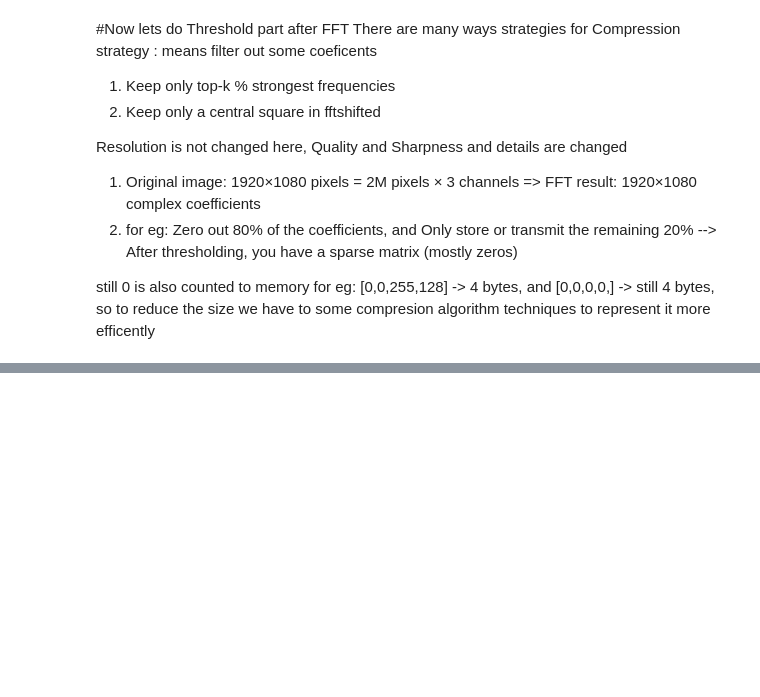
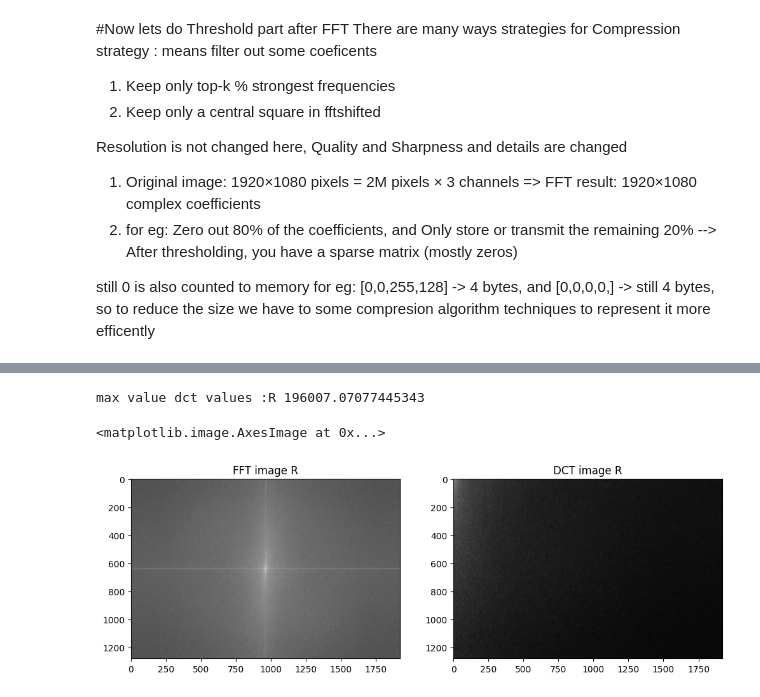
Before and after one commit to Jaseelkt007/Signal_processing, a Jupyter notebook: JPEG_compression.ipynb, the cells around one changed output, grey strips where cells are left out. Drawn from its saved outputs; the diff is of its cells as text; code cells hidden in the pictures; blank space fills up the shorter version.

```diff
--- a/JPEG_compression.ipynb
+++ b/JPEG_compression.ipynb
@@ -186,0 +294,42 @@ mask_B = np.abs(coefficents_B) >= threshold_B
+# %%
+# Lets Visualize DCT and compare it to FFT
+from scipy.fft import dctn
+
+image = Image.open('image_comp.jpg').convert("RGB")
+image = np.array(image)
+R , G , B = image[:,:,0], image[: ,:,1], image[:,:,2]
+fft_coef_R , fft_coef_G , fft_coef_B = np.fft.fft2(R) ,np.fft.fft2(G) ,np.fft.fft2(B)
+
+dct_coef_R, dct_coef_G , dct_coef_B = dctn(R, norm='ortho') , dctn(G, norm='ortho') , dctn(B, norm='ortho')
+# DCT coefficents starts with low frequency(DC) at the top left
+# frequency increase row wise and column wise
+print("max value dct values :R",np.max(dct_coef_R) )
+
+# # let me do center shifting for DCT for expirement
+# dct_R = np.fft.fftshift(dct_coef_R)
+# dct_R = np.log1p(np.abs(dct_R))
+
+# Lets do log compression as for DCT
+dct_coef_R, dct_coef_G , dct_coef_B = np.log1p(np.abs(dct_coef_R)) ,np.log1p(np.abs(dct_coef_G)) ,np.log1p(np.abs(dct_coef_B))
+'''
+DCT Already Orders Frequencies Top-Left → Bottom-Right
+DCT is already laid out logically and spatially — no shift is needed.
+This is one big reason why JPEG uses DCT instead of FFT ie, The DCT output is naturally organized for quantization
+'''
+# for visualization
+fft_coef_R_shift , fft_coef_G_shift , fft_coef_B_shift = np.fft.fftshift(fft_coef_R) ,np.fft.fftshift(fft_coef_G) ,np.fft.fftshift(fft_coef_B)
+fft_R , fft_G, fft_B = np.log1p(np.abs(fft_coef_R_shift)) , np.log1p(np.abs(fft_coef_G_shift)) ,np.log1p(np.abs(fft_coef_B_shift))
+
+
+plt.figure(figsize=(12,10))
+plt.subplot(2,2,1)
+plt.title("FFT image R")
+plt.imshow(fft_R,cmap='gray')
+
+plt.subplot(2,2,2)
+plt.title("DCT image R")
+plt.imshow(dct_coef_R,cmap='gray')
+# %% [output]
+max value dct values :R 196007.07077445343
+<matplotlib.image.AxesImage at 0x...>
+[figure, added]
```
Also changed, not shown: parts of 11 cells of this notebook.
